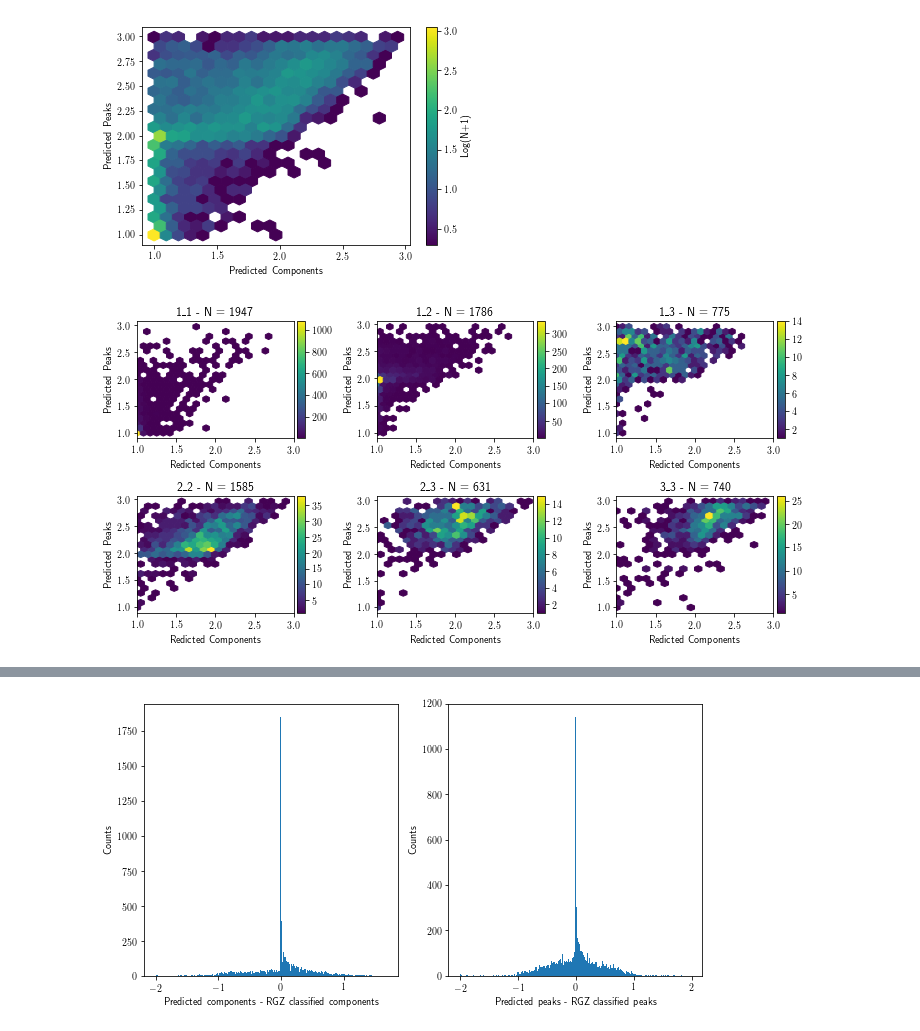
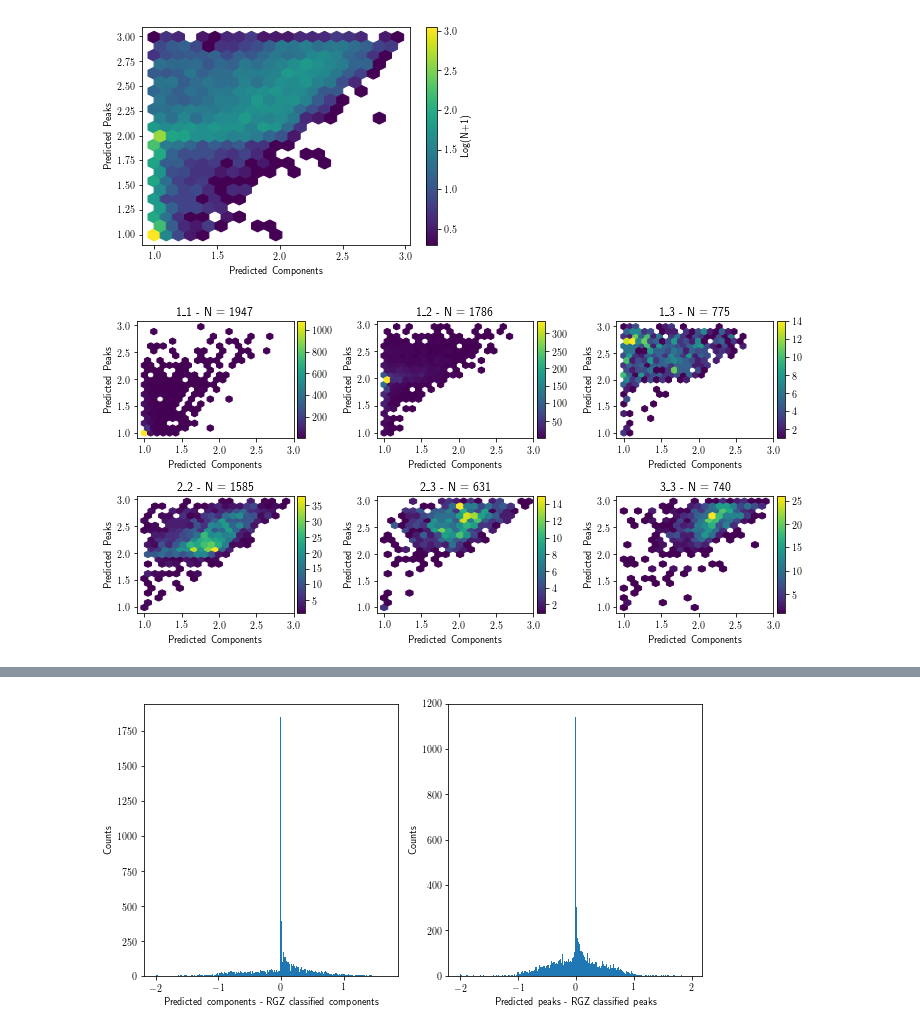
Before and after one commit to tjgalvin/Pink_Experiments, a Jupyter notebook: Notebook/Forrest_Regression_Cross_Validation.ipynb, the cells around one changed output, grey strips where cells are left out. Cells and saved outputs as stored; diff of their text form; code cells hidden in the pictures.

```diff
--- a/Notebook/Forrest_Regression_Cross_Validation.ipynb
+++ b/Notebook/Forrest_Regression_Cross_Validation.ipynb
@@ -163,27 +163,27 @@ fig.savefig('Images/Predicted_Features_Heatmap.pdf')
 # %%
 from mpl_toolkits.axes_grid1 import make_axes_locatable
 
 def subplot_cbar(fig, ax, im):
         divider = make_axes_locatable(ax)
         cax0 = divider.append_axes('right', size='5%', pad=0.05)
         fig.colorbar(im, cax=cax0)
 
 
 fig, axes = plt.subplots(2,3, figsize=(10, 5))
 
 for c, l in enumerate(np.sort(labels[index].unique())):
     mask = l == labels[index]
     t_l = l.replace('_','\_')
     ax = axes.flatten()[c]
     im = ax.hexbin(comp_res[mask], peaks_res[mask], gridsize=20, mincnt=1)
-    ax.set(title=f'{t_l} - N = {np.sum(mask)}', xlim=[1,3],
-          xlabel='Redicted Components',
+    ax.set(title=f'{t_l} - N = {np.sum(mask)}', xlim=[0.9,3],
+          xlabel='Predicted Components',
           ylabel='Predicted Peaks')
 
     subplot_cbar(fig, ax, im)
 
 fig.tight_layout()
 fig.show()
 fig.savefig('Images/Figure_Predicted_Features_Heatmap_Classes.pdf')
 # %% [output]
-[figure, old version]
+[figure, new version]
```
Also changed, not shown: parts of 7 cells of this notebook, 1 other file.
